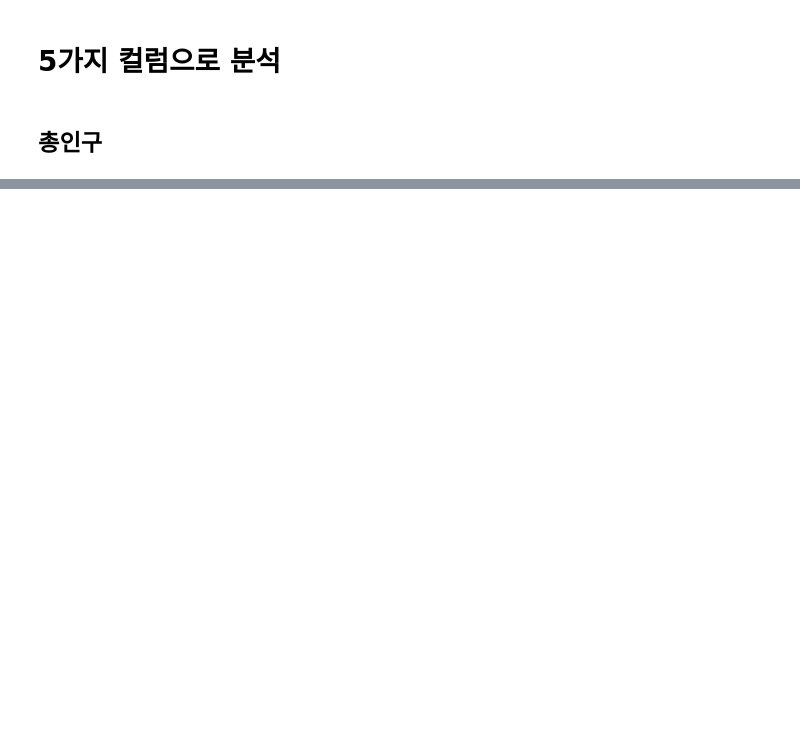
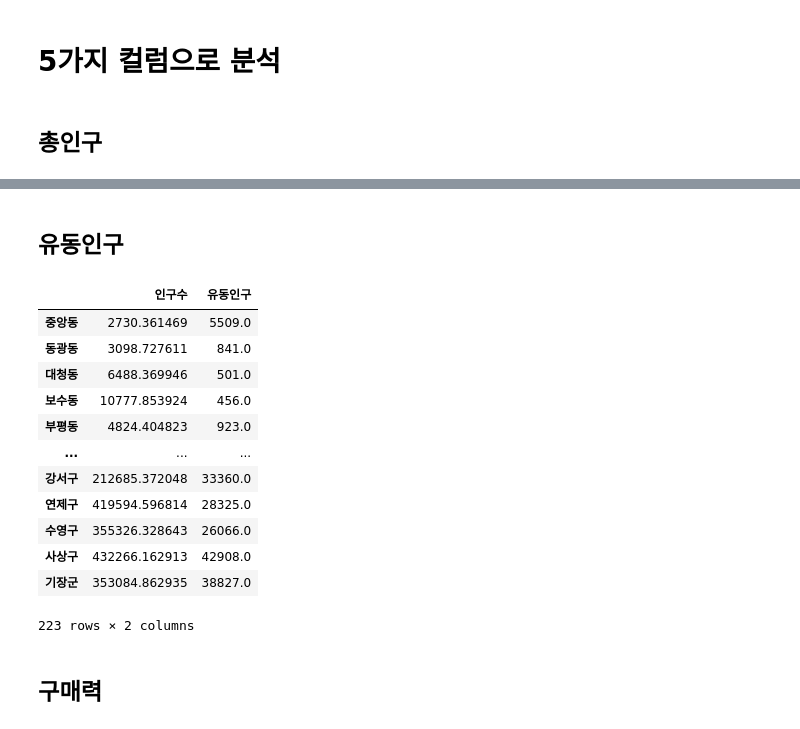
Before and after one commit to ellynhan/marketAnalysis, a Jupyter notebook: createFinalData/eval_final_data.ipynb, the cells around one changed output, grey strips where cells are left out. Drawn from its saved outputs; the diff is of its cells as text; code cells hidden in the pictures; blank space fills up the shorter version.

```diff
--- a/createFinalData/eval_final_data.ipynb
+++ b/createFinalData/eval_final_data.ipynb
@@ -20,0 +23,15 @@ final_data
+# %%
+dong_file = open("../DATA/부산_행정동.txt")
+dong_list = {}
+gu_list = []
+curr_dong = ''
+for dong in dong_file:
+    dong = dong.strip()
+    if dong.find('·') == -1:
+        curr_dong = dong
+        gu_list.append(curr_dong)
+    else:
+        for don in dong.split(' · '):
+            dong_list[don] = curr_dong
+
+print(dong_list)
@@ -21,4 +40,9 @@ final_data
 # %% [markdown]
 # 5가지 컬럼으로 분석
+# %%
+final_df = pd.DataFrame(index = list(dong_list.keys()) + gu_list)
 # %% [markdown]
 ## 총인구
+# %%
+final_df['인구수'] = final_data['인구수']
+final_df
@@ -24,0 +63,21 @@ final_data
+# %% [markdown]
+## 유동인구
+# %%
+final_df['유동인구'] = final_data['dayAvg']
+final_df
+# %% [output]
+|  | 인구수 | 유동인구 |
+| 중앙동 | 2730.361469 | 5509.0 |
+| 동광동 | 3098.727611 | 841.0 |
+| 대청동 | 6488.369946 | 501.0 |
+| 보수동 | 10777.853924 | 456.0 |
+| 부평동 | 4824.404823 | 923.0 |
+| ... | ... | ... |
+| 강서구 | 212685.372048 | 33360.0 |
+| 연제구 | 419594.596814 | 28325.0 |
+| 수영구 | 355326.328643 | 26066.0 |
+| 사상구 | 432266.162913 | 42908.0 |
+| 기장군 | 353084.862935 | 38827.0 |
+223 rows × 2 columns
+# %% [markdown]
+## 구매력
```
Also changed, not shown: parts of 19 cells of this notebook, 3 other files.
